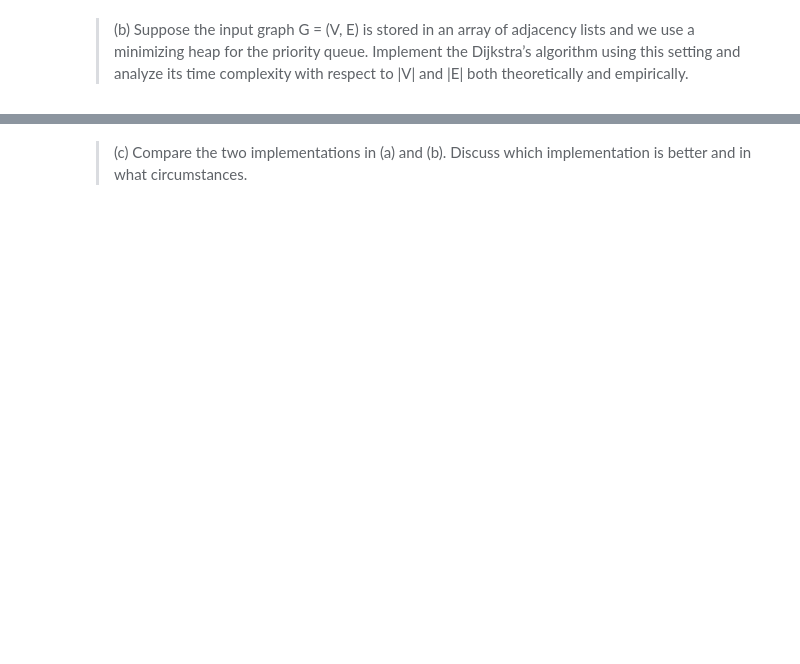
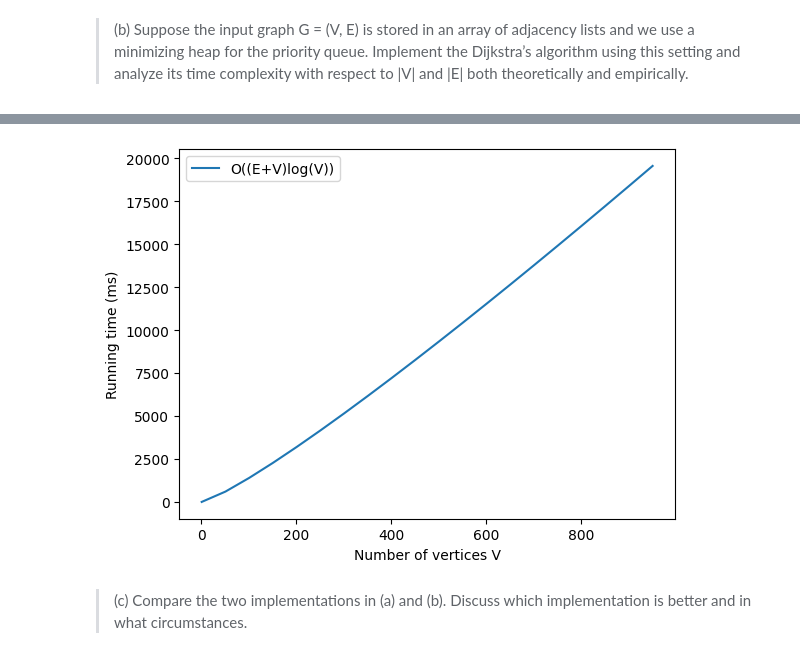
Before and after one commit to marcushooi/SC2001-Algorithm-Design-And-Analysis, a Jupyter notebook: Project 2/Code/SC2001_A33_Grp1_Project 2_Codes.ipynb, the cells around one changed output, grey strips where cells are left out. Saved outputs shown, nothing was run; the diff lists cells and outputs as text; code cells hidden in the pictures; blank space fills up the shorter version.

```diff
--- a/Project 2/Code/SC2001_A33_Grp1_Project 2_Codes.ipynb
+++ b/Project 2/Code/SC2001_A33_Grp1_Project 2_Codes.ipynb
@@ -30,3 +410,19 @@ and |E| both theoretically and empirically.
+# %%
+import matplotlib.pyplot as plt
+import numpy as np
+
+V = np.arange(1, 1000, 50)
+E = 2*V
+
+t = (E+V)*np.log(V)
+
+plt.plot(V, t, label='O((E+V)log(V))')
+plt.xlabel('Number of vertices V')
+plt.ylabel('Running time (ms)')
+plt.legend()
+plt.show()
+# %% [output]
+[figure, added]
 # %% [markdown]
 > (c) Compare the two implementations in (a) and (b). Discuss which implementation
 is better and in what circumstances.
```
Also changed, not shown: parts of 24 cells of this notebook, 6 other files.
